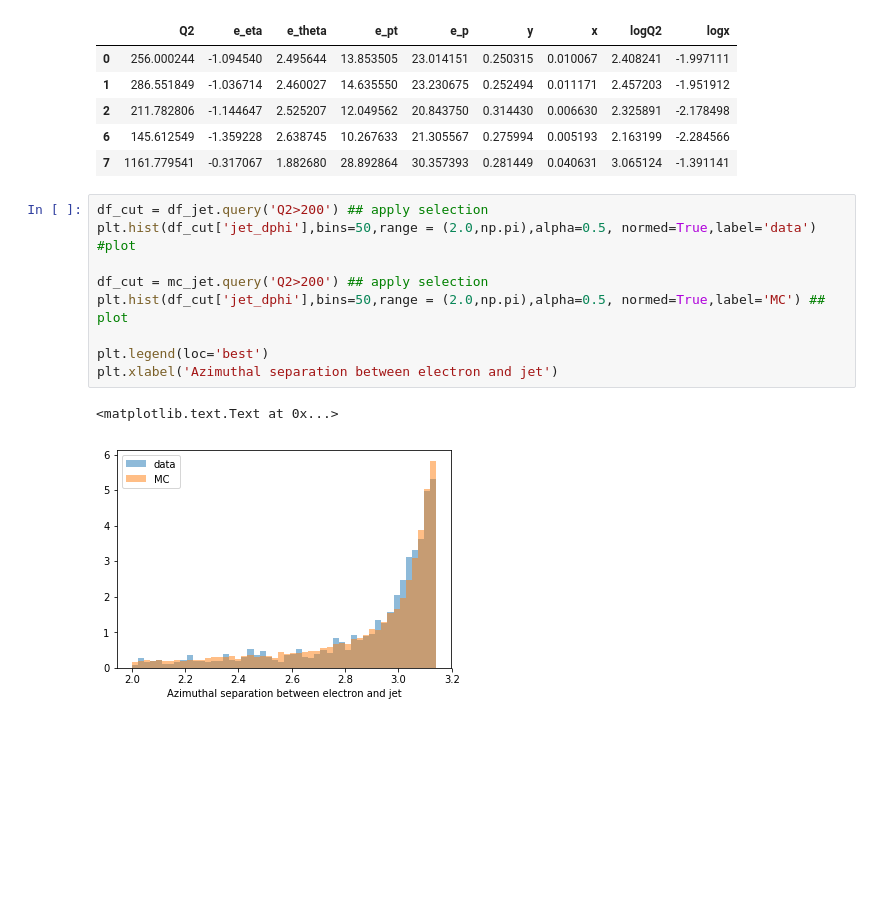
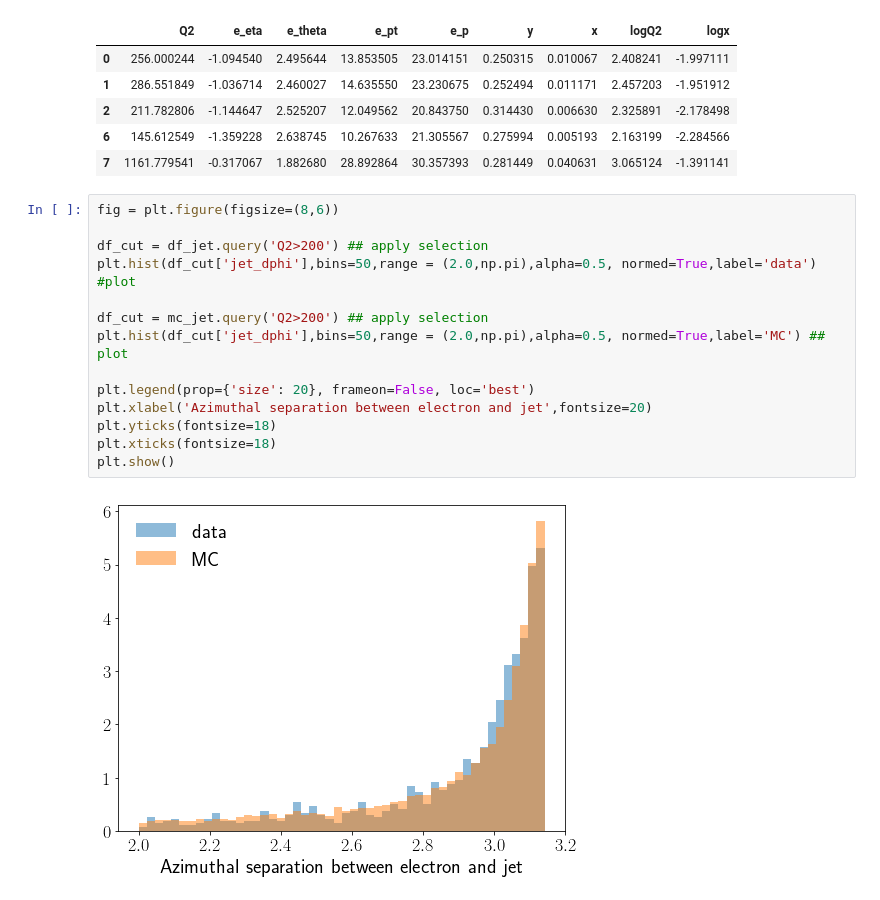
Before and after one commit to miguelignacio/disjets, a Jupyter notebook: minimalexample.ipynb, the cells around one changed output. Saved outputs shown, nothing was run; the diff lists cells and outputs as text; blank space fills up the shorter version.

```diff
--- a/minimalexample.ipynb
+++ b/minimalexample.ipynb
@@ -207,14 +207,18 @@ df.head()
 | 6 | 145.612549 | -1.359228 | 2.638745 | 10.267633 | 21.305567 | 0.275994 | 0.005193 | 2.163199 | -2.284566 |
 | 7 | 1161.779541 | -0.317067 | 1.882680 | 28.892864 | 30.357393 | 0.281449 | 0.040631 | 3.065124 | -1.391141 |
 # %%
+fig = plt.figure(figsize=(8,6))
+
 df_cut = df_jet.query('Q2>200') ## apply selection
 plt.hist(df_cut['jet_dphi'],bins=50,range = (2.0,np.pi),alpha=0.5, normed=True,label='data') #plot
 
 df_cut = mc_jet.query('Q2>200') ## apply selection
 plt.hist(df_cut['jet_dphi'],bins=50,range = (2.0,np.pi),alpha=0.5, normed=True,label='MC') ## plot
 
-plt.legend(loc='best')
-plt.xlabel('Azimuthal separation between electron and jet')
+plt.legend(prop={'size': 20}, frameon=False, loc='best')
+plt.xlabel('Azimuthal separation between electron and jet',fontsize=20)
+plt.yticks(fontsize=18)
+plt.xticks(fontsize=18)
+plt.show()
 # %% [output]
-<matplotlib.text.Text at 0x...>
-[figure, old version]
+[figure, new version]
```
